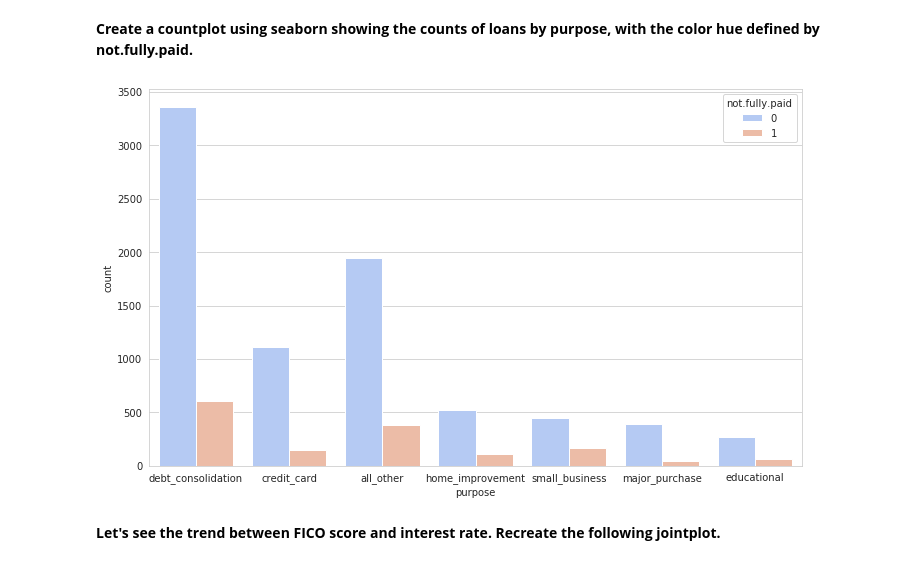
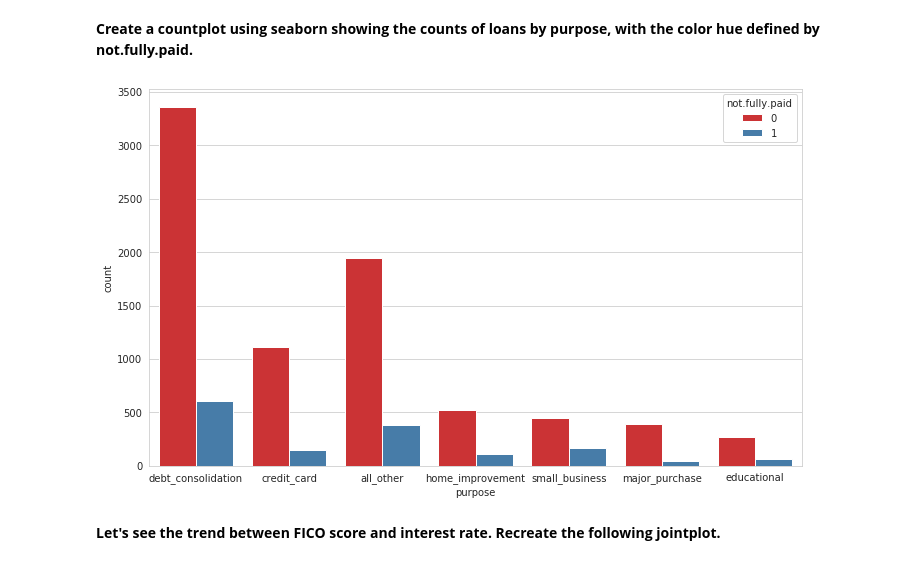
Before and after one commit to GkouskosV/Python-for-Data-Science-and-Machine-Learning-Bootcamp, a Jupyter notebook: Machine_Learning_Sections/DecisionTrees_and_RandomForests/LendingClub_RandomForest_Project.ipynb, the cells around one changed output. Cells and saved outputs as stored; diff of their text form; code cells hidden in the pictures.

```diff
--- a/Machine_Learning_Sections/DecisionTrees_and_RandomForests/LendingClub_RandomForest_Project.ipynb
+++ b/Machine_Learning_Sections/DecisionTrees_and_RandomForests/LendingClub_RandomForest_Project.ipynb
@@ -119,10 +146,10 @@ loans.pivot_table(values='fico', columns='not.fully.paid', index=loans.index).pl
 **Create a countplot using seaborn showing the counts of loans by purpose, with the color hue defined by not.fully.paid.**
 # %%
 plt.figure(figsize=(10,6))
-sns.countplot(x='purpose', data=loans, hue='not.fully.paid',palette='coolwarm')
+sns.countplot(x='purpose', data=loans, hue='not.fully.paid',palette='Set1')
 plt.tight_layout()
 # %% [output]
-[figure, old version]
+[figure, new version]
 # %% [markdown]
 **Let's see the trend between FICO score and interest rate. Recreate the following jointplot.**
 # %%
```
Also changed, not shown: parts of 6 cells of this notebook.
